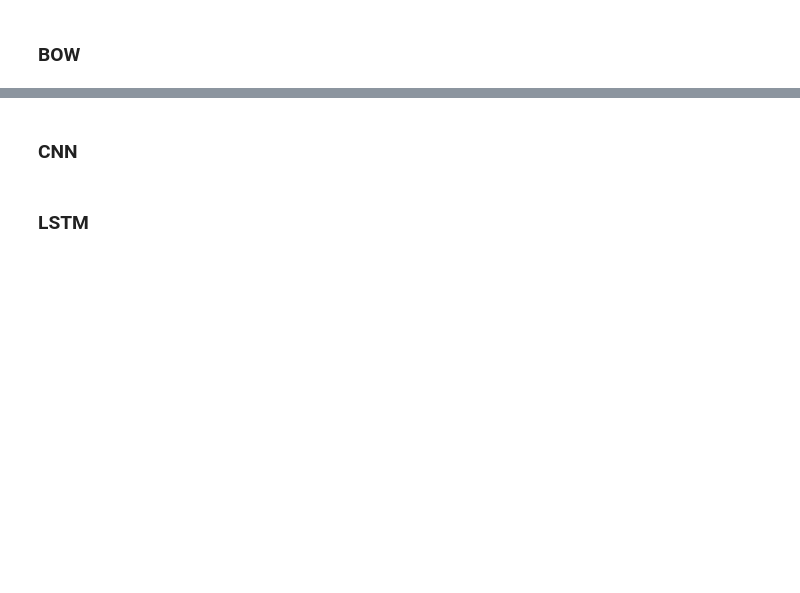
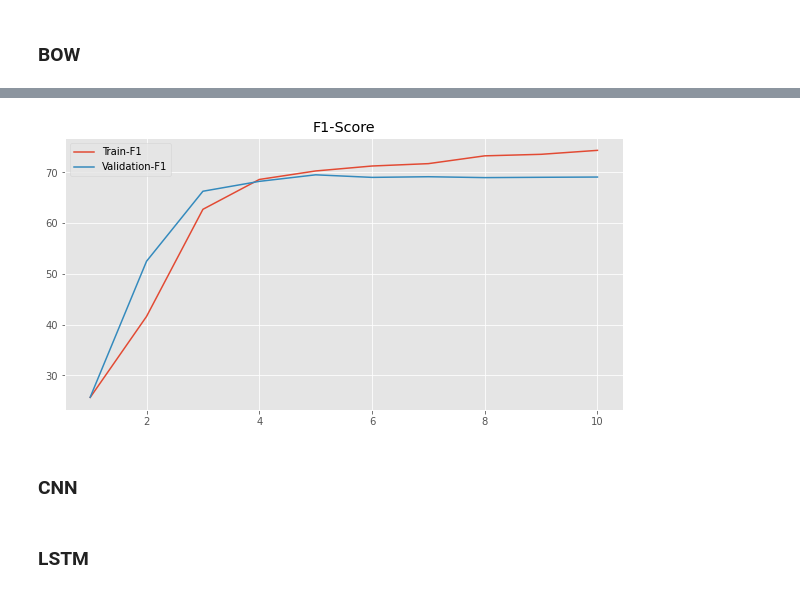
Before and after one commit to NikosKyriakakis/text-sentiment-analysis, a Jupyter notebook: src/main.ipynb, the cells around one changed output, grey strips where cells are left out. Cells and saved outputs as stored; diff of their text form; code cells hidden in the pictures; blank space fills up the shorter version.

```diff
--- a/src/main.ipynb
+++ b/src/main.ipynb
@@ -49,5 +60,7 @@ print(f1)
 # %%
-# bow.plot_logs(title="F1-Score", legend=["Train-F1", "Validation-F1"])
+bow.plot_logs(title="F1-Score", legend=["Train-F1", "Validation-F1"])
+# %% [output]
+[figure, added]
 # %%
 args.dataset = TextDataset.load_dataset_and_make_vectorizer("../data/IMDB-dataset.csv", vectorizer_mode="padded")
 args.in_features = len(args.dataset.vectorizer.text_vocab)
```
Also changed, not shown: parts of 4 cells of this notebook, 3 other files.
